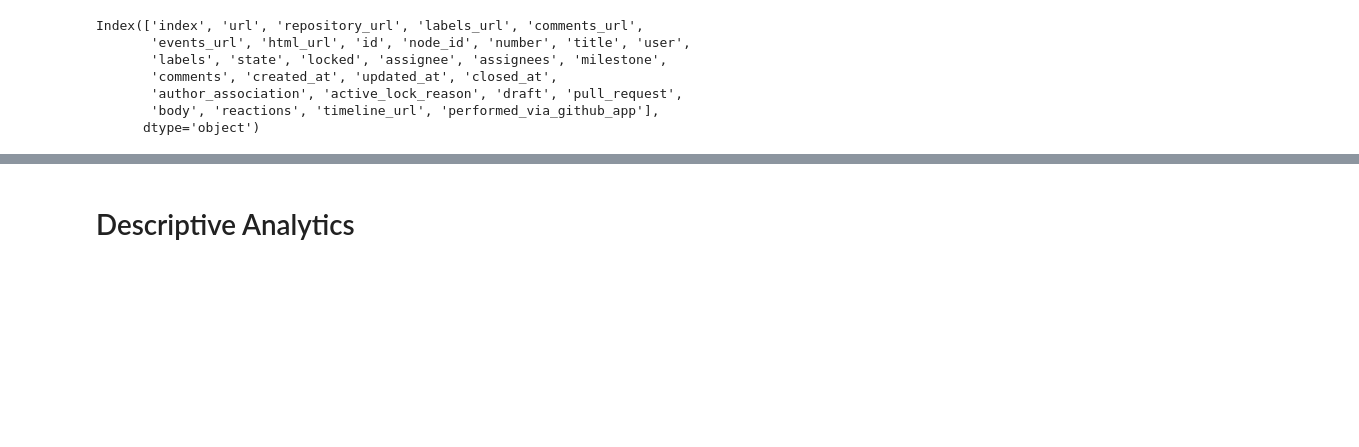
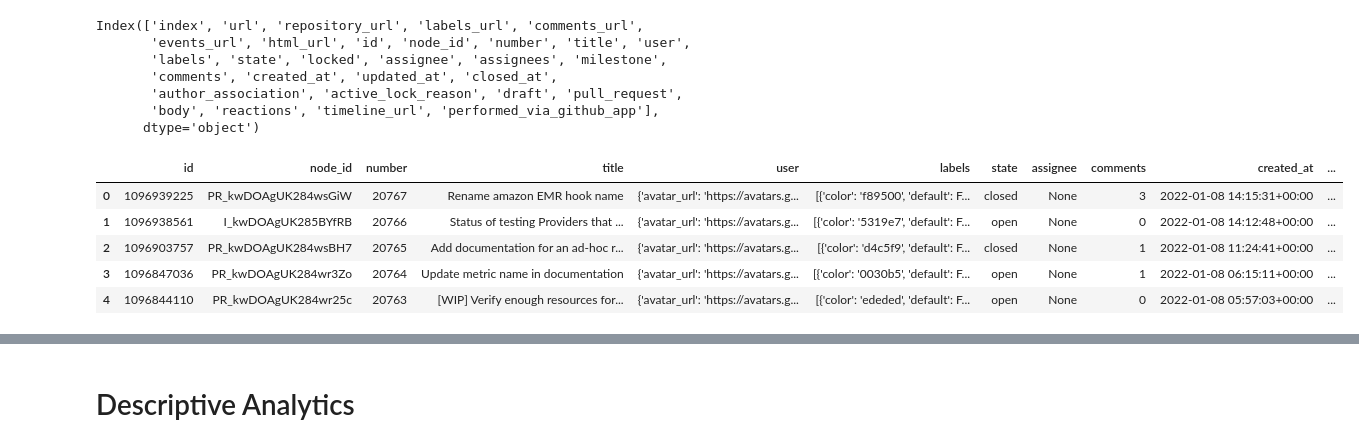
Before and after one commit to AmirZahre/Github_Org_Repo_Analysis, a Jupyter notebook: astronomer_internship_takehome.ipynb, the cells around one changed output, grey strips where cells are left out. Saved outputs shown, nothing was run; the diff lists cells and outputs as text; code cells hidden in the pictures; blank space fills up the shorter version.

Commit message:
user info

```diff
--- a/astronomer_internship_takehome.ipynb
+++ b/astronomer_internship_takehome.ipynb
@@ -44,22 +45,22 @@ def get_issues_from_api():
 
 
 def get_all_issues(cache_path="airflow_issues.feather"):
-    # if os.path.exists(cache_path):
-    #     print("retrieving issues from cache")
-    #     df = pd.read_feather(cache_path)
-# else:
-    print("retrieving issues from API")
-    df_shards = []
-    for i, page in enumerate(get_issues_from_api()):
-        print(f"retrieving page {i}")
-        if not page:
-            print(f"No issues found on page {i}: {page}")
-            continue
-        page_df = pd.DataFrame(page)
-        df_shards.append(page_df)
-    df = pd.concat(df_shards).reset_index()
-    print(f"Saving results to {cache_path}")
-    df.to_feather(cache_path)
+    if os.path.exists(cache_path):
+        print("retrieving issues from cache")
+        df = pd.read_feather(cache_path)
+    else:
+        print("retrieving issues from API")
+        df_shards = []
+        for i, page in enumerate(get_issues_from_api()):
+            print(f"retrieving page {i}")
+            if not page:
+                print(f"No issues found on page {i}: {page}")
+                continue
+            page_df = pd.DataFrame(page)
+            df_shards.append(page_df)
+        df = pd.concat(df_shards).reset_index()
+        print(f"Saving results to {cache_path}")
+        df.to_feather(cache_path)
     return df
 # %%
 df = get_all_issues()
@@ -84,5 +69,6 @@ Saving results to airflow_issues.feather
 # %%
-df
+pd.set_option('display.max_columns',None)
+df.head()
 # %% [output]
 |  | index | url | repository_url | labels_url | comments_url | events_url | html_url | id | node_id | ... |
 | 0 | 0 | https://api.github.com/repos/apac... | https://api.github.com/repos/apac... | https://api.github.com/repos/apac... | https://api.github.com/repos/apac... | https://api.github.com/repos/apac... | https://github.com/apache/airflow... | 1096939225 | PR_kwDOAgUK284wsGiW | ... |
@@ -135,3 +114,12 @@ df['length_of_body'] = df['body'].apply(lambda x: len(x))
 # Removing issues created by bots
 df['creator_user_login'] = df['user'].apply(lambda x: x.get('login'))
 df = df[df['creator_user_login'] != 'dependabot[bot]']
+# %%
+df.head()
+# %% [output]
+|  | id | node_id | number | title | user | labels | state | assignee | comments | created_at | ... |
+| 0 | 1096939225 | PR_kwDOAgUK284wsGiW | 20767 | Rename amazon EMR hook name | {'avatar_url': 'https://avatars.g... | [{'color': 'f89500', 'default': F... | closed | None | 3 | 2022-01-08 14:15:31+00:00 | ... |
+| 1 | 1096938561 | I_kwDOAgUK285BYfRB | 20766 | Status of testing Providers that ... | {'avatar_url': 'https://avatars.g... | [{'color': '5319e7', 'default': F... | open | None | 0 | 2022-01-08 14:12:48+00:00 | ... |
+| 2 | 1096903757 | PR_kwDOAgUK284wsBH7 | 20765 | Add documentation for an ad-hoc r... | {'avatar_url': 'https://avatars.g... | [{'color': 'd4c5f9', 'default': F... | closed | None | 1 | 2022-01-08 11:24:41+00:00 | ... |
+| 3 | 1096847036 | PR_kwDOAgUK284wr3Zo | 20764 | Update metric name in documentation | {'avatar_url': 'https://avatars.g... | [{'color': '0030b5', 'default': F... | open | None | 1 | 2022-01-08 06:15:11+00:00 | ... |
+| 4 | 1096844110 | PR_kwDOAgUK284wr25c | 20763 | [WIP] Verify enough resources for... | {'avatar_url': 'https://avatars.g... | [{'color': 'ededed', 'default': F... | open | None | 0 | 2022-01-08 05:57:03+00:00 | ... |
```
Also changed, not shown: parts of 7 cells of this notebook.
